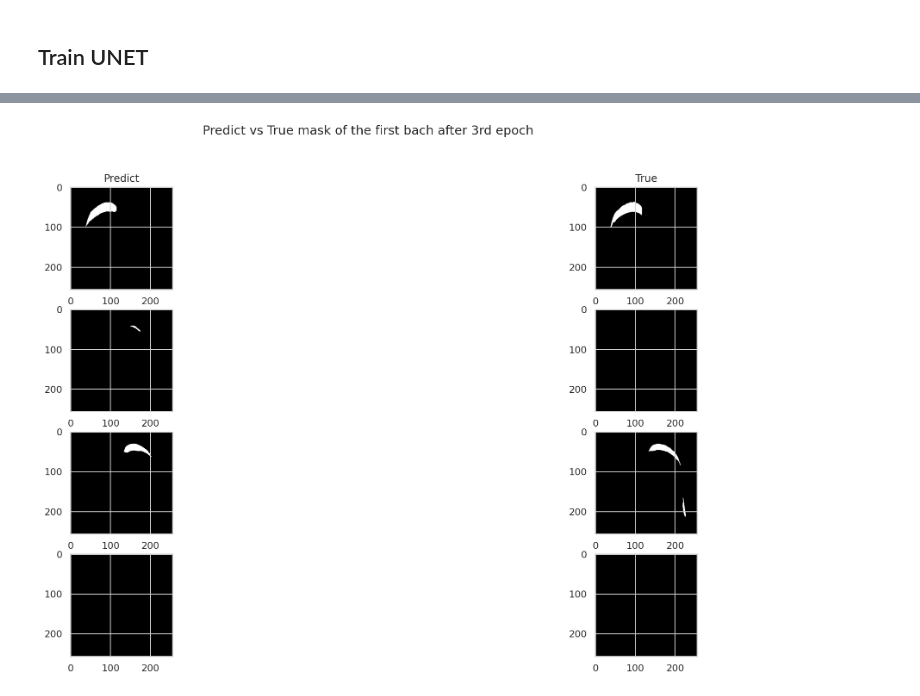
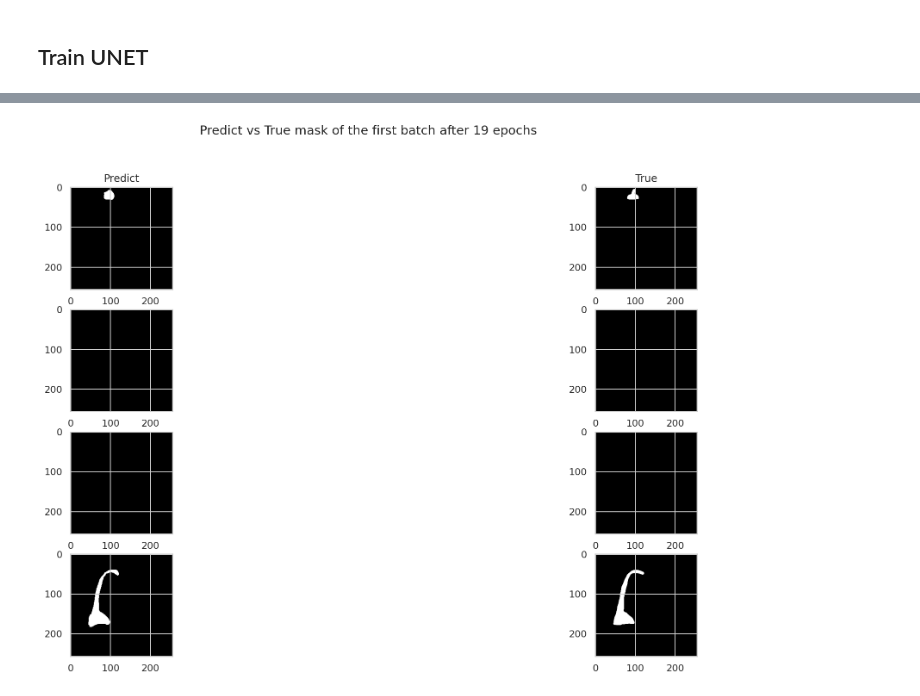
Before and after one commit to Angela-Wang111/DSC-180B-Project, a Jupyter notebook: Train_Unet.ipynb, the cells around one changed output, grey strips where cells are left out. Cells and saved outputs as stored; diff of their text form; code cells hidden in the pictures.

Commit message:
run for 20 epochs

```diff
--- a/Train_Unet.ipynb
+++ b/Train_Unet.ipynb
@@ -44,7 +44,7 @@ PIN_MEMORY = True
 DROP_LAST = True
 
 LEARNING_RATE = 1e-4
-NUM_EPOCHS = 3
+NUM_EPOCHS = 20
 # %% [output]
 cuda
 1
@@ -303,35 +297,40 @@ def bi_mask(logit_mask, threshold):
     mask = np.where(logit_mask <= threshold, 0, 1)
 
     return mask
+# %%
+pred_1 = torch.sigmoid(logit_mask[NUM_EPOCHS - 1][0].squeeze())
+pred_2 = torch.sigmoid(logit_mask[NUM_EPOCHS - 1][1].squeeze())
+pred_3 = torch.sigmoid(logit_mask[NUM_EPOCHS - 1][2].squeeze())
+pred_4 = torch.sigmoid(logit_mask[NUM_EPOCHS - 1][3].squeeze())
 # %%
 pred_1_bi = bi_mask(pred_1, 0.5)
 pred_2_bi = bi_mask(pred_2, 0.5)
 pred_3_bi = bi_mask(pred_3, 0.5)
 pred_4_bi = bi_mask(pred_4, 0.5)
 # %%
-true_1 = true_mask[2][0].squeeze()
-true_2 = true_mask[2][1].squeeze()
-true_3 = true_mask[2][2].squeeze()
-true_4 = true_mask[2][3].squeeze()
+true_1 = true_mask[NUM_EPOCHS - 1][0].squeeze()
+true_2 = true_mask[NUM_EPOCHS - 1][1].squeeze()
+true_3 = true_mask[NUM_EPOCHS - 1][2].squeeze()
+true_4 = true_mask[NUM_EPOCHS - 1][3].squeeze()
 # %%
 fig_size = (20, 10)
 fig, axs = plt.subplots(4, 2, figsize = fig_size)
 axs[0][0].imshow(pred_1_bi, cmap='gray')
 axs[0][0].title.set_text('Predict')
 axs[0][1].imshow(true_1, cmap='gray')
 axs[0][1].title.set_text('True')
 #plt.show()
 axs[1][0].imshow(pred_2_bi, cmap='gray')
 axs[1][1].imshow(true_2, cmap='gray')
 
 #plt.show()
 axs[2][0].imshow(pred_3_bi, cmap='gray')
 axs[2][1].imshow(true_3, cmap='gray')
 
 axs[3][0].imshow(pred_4_bi, cmap='gray')
 axs[3][1].imshow(true_4, cmap='gray')
 
-fig.suptitle('Predict vs True mask of the first bach after 3rd epoch')
+fig.suptitle('Predict vs True mask of the first batch after {} epochs'.format(str(NUM_EPOCHS - 1)))
 plt.show()
 # %% [output]
-[figure, old version]
+[figure, new version]
```
Also changed, not shown: parts of 4 cells of this notebook.
